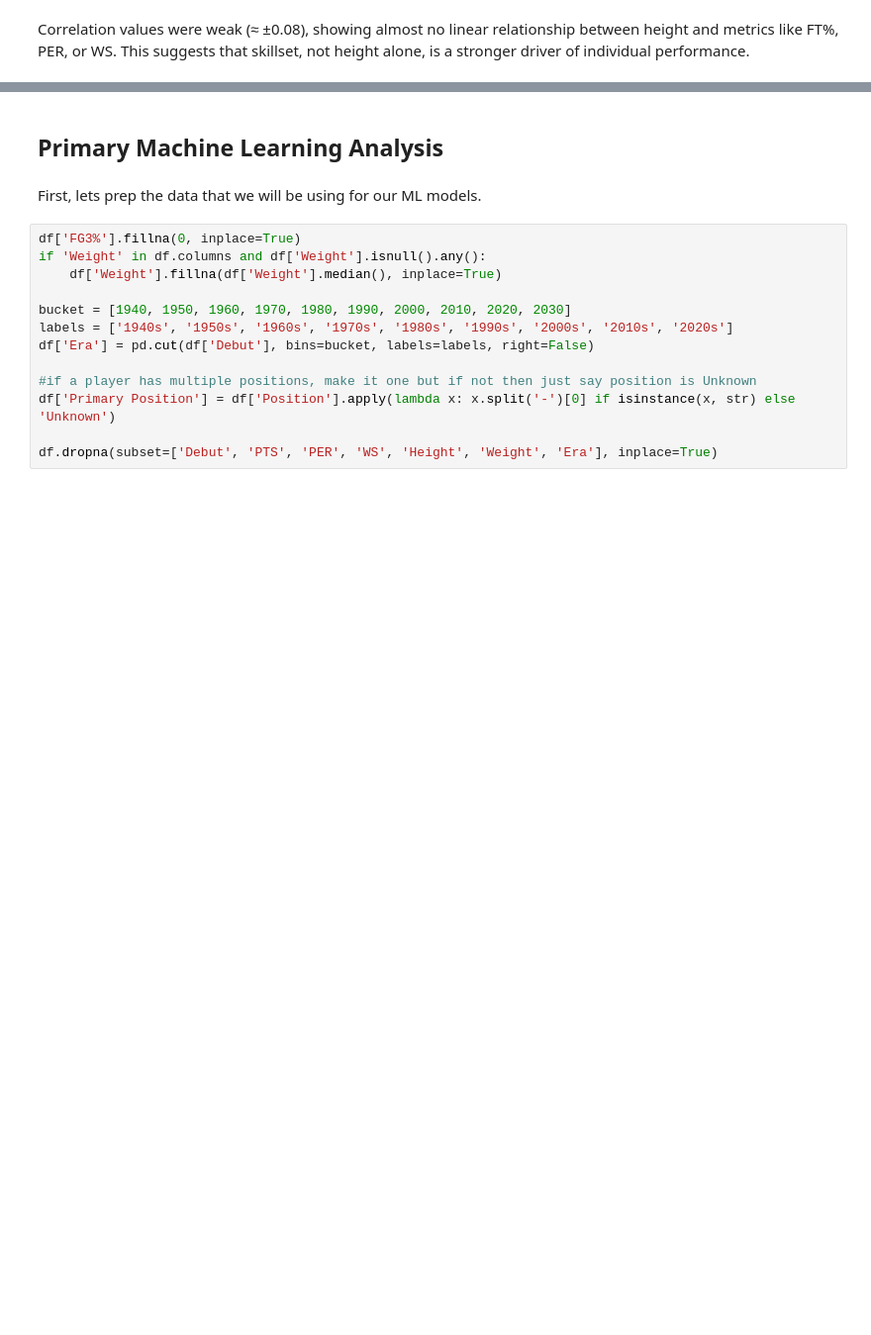
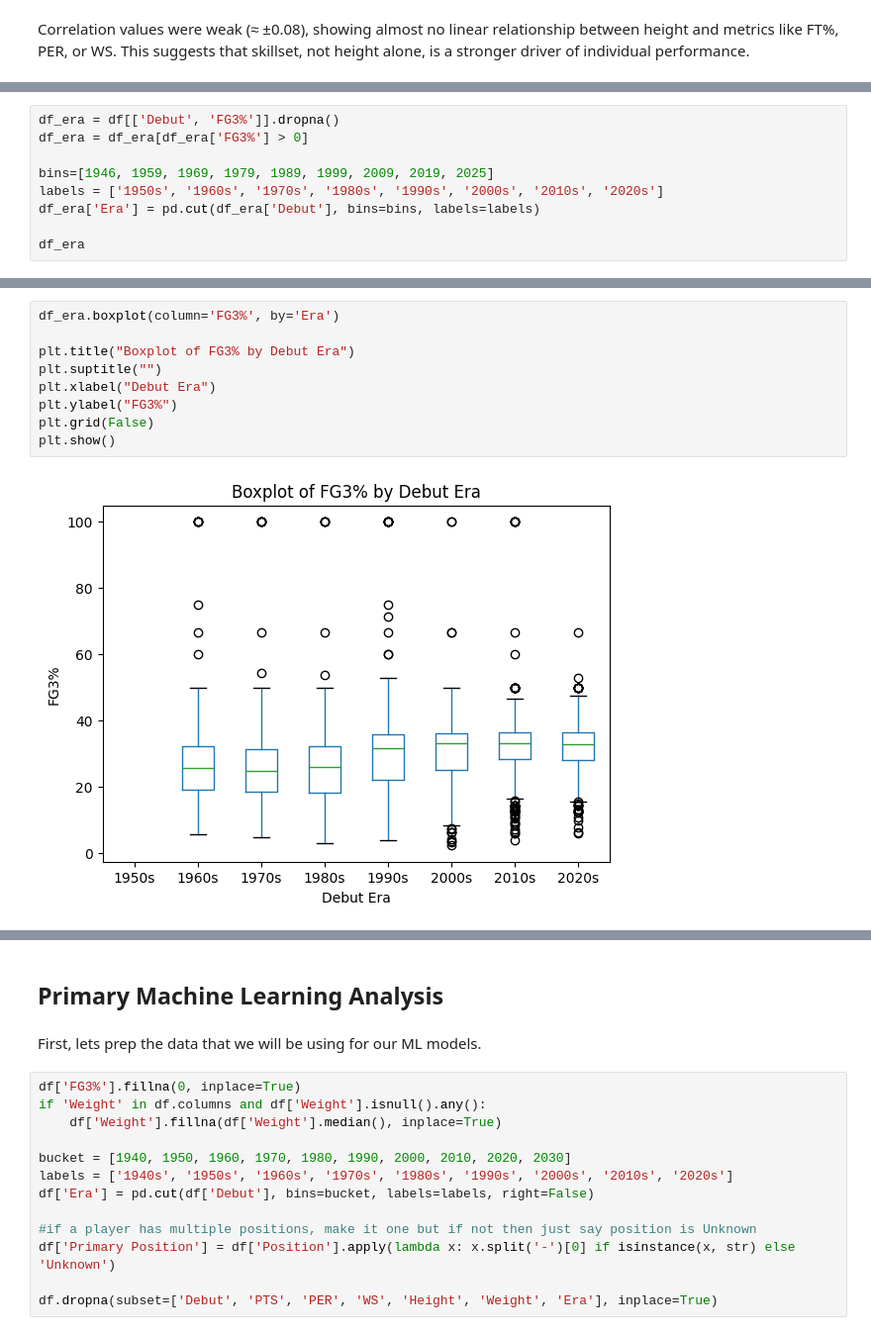
Before and after one commit to hullana/320-Final-Project, a Jupyter notebook: finalProject.ipynb, the cells around one changed output, grey strips where cells are left out. Shown: that part at 99% size. Saved outputs shown, nothing was run; the diff lists cells and outputs as text; blank space fills up the shorter version.

Commit message:
add html file, conclusion, and visualization

```diff
--- a/finalProject.ipynb
+++ b/finalProject.ipynb
@@ -202,0 +195,9 @@ Correlation values were weak (≈ ±0.08), showing almost no linear relationship
+# %%
+df_era = df[['Debut', 'FG3%']].dropna()
+df_era = df_era[df_era['FG3%'] > 0]
+
+bins=[1946, 1959, 1969, 1979, 1989, 1999, 2009, 2019, 2025]
+labels = ['1950s', '1960s', '1970s', '1980s', '1990s', '2000s', '2010s', '2020s']
+df_era['Era'] = pd.cut(df_era['Debut'], bins=bins, labels=labels)
+
+df_era
@@ -202,0 +231,11 @@ Correlation values were weak (≈ ±0.08), showing almost no linear relationship
+# %%
+df_era.boxplot(column='FG3%', by='Era')
+
+plt.title("Boxplot of FG3% by Debut Era")
+plt.suptitle("")
+plt.xlabel("Debut Era")
+plt.ylabel("FG3%")
+plt.grid(False)
+plt.show()
+# %% [output]
+[figure, added]
```
Also changed, not shown: parts of 18 cells of this notebook, 9 other files.
